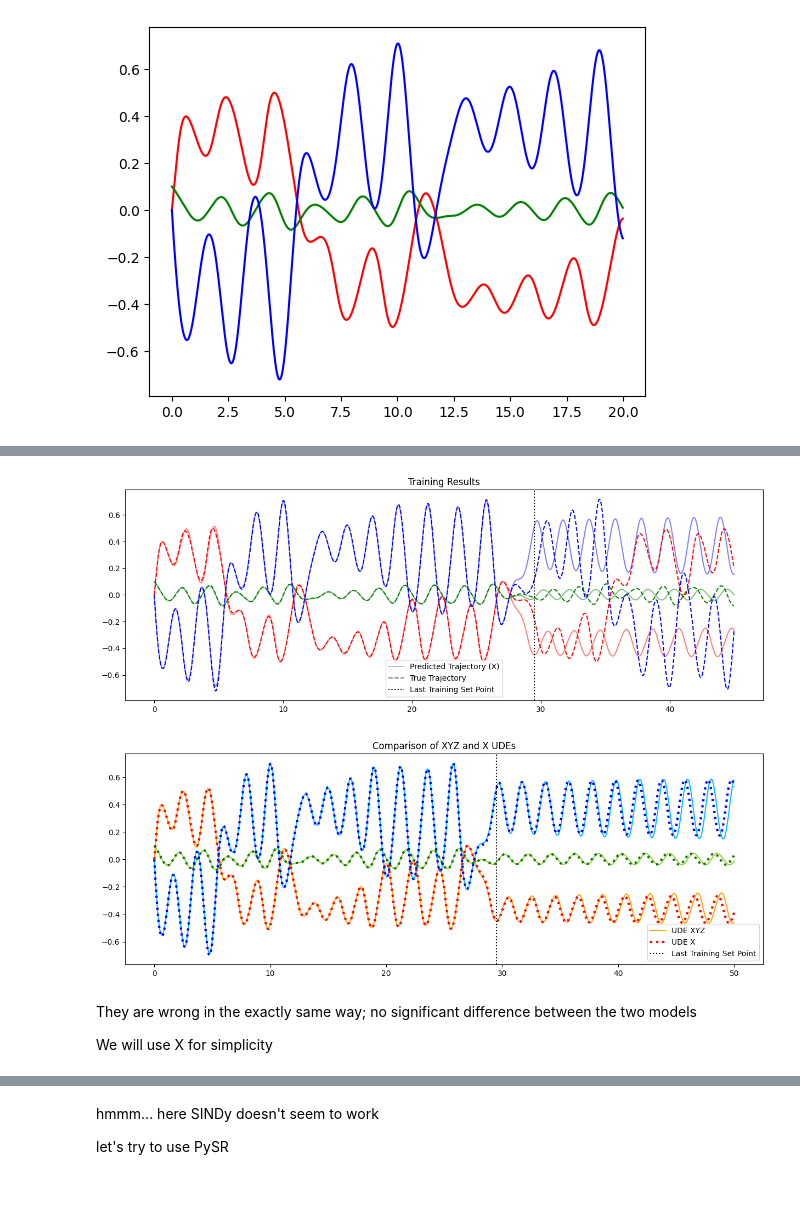
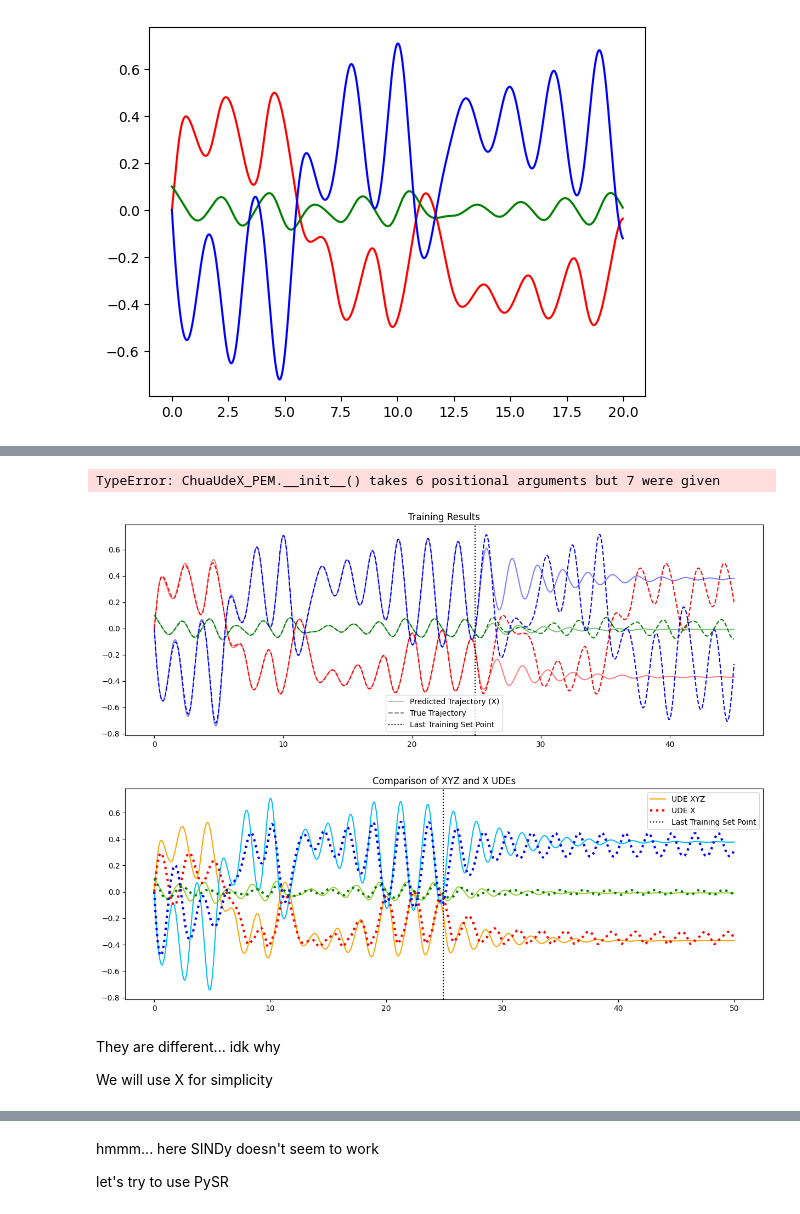
Before and after one commit to OdinMeng/Hybridizing-DeepLearning-and-ClassicalMathematicalModeling, a Jupyter notebook: code/31_4_chua_circuit_jax_part2.ipynb, the cells around one changed output, grey strips where cells are left out. Saved outputs shown, nothing was run; the diff lists cells and outputs as text; code cells hidden in the pictures.

```diff
--- a/code/31_4_chua_circuit_jax_part2.ipynb
+++ b/code/31_4_chua_circuit_jax_part2.ipynb
@@ -53,7 +55,7 @@ plt.plot(sol.ts, sol.ys[:, 2], color='b')
 [<matplotlib.lines.Line2D at 0x...>]
 [figure]
 # %%
-T_MAX = 30
+T_MAX = 25
 @jax.jit
 def get_training_set(ALPHA, BETA, GAMMA, A, C):
     term = dfx.ODETerm(chua_model)
@@ -64,12 +66,12 @@ def get_training_set(ALPHA, BETA, GAMMA, A, C):
     # training set
     sol_train = dfx.diffeqsolve(term, solver, t0=0, t1=T_MAX, dt0=0.1, y0=y0, args=(ALPHA, BETA, GAMMA, A, C), saveat=saveat)
 
-    x_train = sol_train.ys[::5]
-    t_train = sol_train.ts[::5]
+    x_train = sol_train.ys[::1]
+    t_train = sol_train.ts[::1]
 
     # validation set
     saveat = dfx.SaveAt(ts=jnp.arange(0, T_MAX+T_MAX*0.5, 0.1))
-    y0 = jnp.array((0.0001, 0.1, 0.0001))
+    y0 = jnp.array((0.0001, 0.1, 0.1))
     sol_val = dfx.diffeqsolve(term, solver, t0=0, t1=T_MAX+T_MAX*0.5, dt0=0.1, y0=y0, args=(ALPHA, BETA, GAMMA, A, C), saveat=saveat)
 
     x_val = sol_val.ys[::2]
@@ -131,15 +137,14 @@ class ChuaUdeX_PEM(eqx.Module):
     beta: float
     gamma: float
     K: jax.Array
-    obs_fun: LinearInterpolator
 
-    def __init__(self, alpha, beta, gamma, K, obs_fun, key):
+    def __init__(self, alpha, beta, gamma, K, key):
         self.net = eqx.nn.MLP(
             in_size='scalar',
             out_size='scalar',
-            width_size=128,
-            depth=5,
-            activation=jax.nn.relu,
+            width_size=64,
+            depth=3,
+            activation=jax.nn.leaky_relu,
             key=key,
         )
 
@@ -147,7 +152,6 @@ class ChuaUdeX_PEM(eqx.Module):
         self.beta = beta
         self.gamma = gamma
         self.K = jnp.asarray(K)
-        self.obs_fun = obs_fun
 
         # zero weight the layer
         self.net = zero_last_layer(self.net)
@@ -166,12 +170,13 @@ class ChuaUdeX_PEM(eqx.Module):
             [-self.alpha*self.net(x), 0,0]
         )
 
-    def error(self, t, state):
-        y_hat = self.obs_fun(t)
+    def error(self, t, state, obs_fun):
+        y_hat = obs_fun(t)
         return y_hat - state
 
     def __call__(self, t, state, args):
-        return self.physics(t, state) + self.residual(t, state) + self.K * self.error(t, state)
+        obs_fun = args
+        return self.physics(t, state) + self.residual(t, state) + self.K * self.error(t, state, obs_fun)
 # %%
 class ChuaUdeXYZ_PEM(eqx.Module):
     net: eqx.nn.MLP
@@ -179,9 +184,8 @@ class ChuaUdeXYZ_PEM(eqx.Module):
     beta: float
     gamma: float
     K: jax.Array
-    obs_fun: LinearInterpolator
 
-    def __init__(self, alpha, beta, gamma, K, obs_fun, key):
+    def __init__(self, alpha, beta, gamma, K, key):
         self.net = eqx.nn.MLP(
             in_size=3,
             out_size=3,
@@ -195,7 +199,6 @@ class ChuaUdeXYZ_PEM(eqx.Module):
         self.beta = beta
         self.gamma = gamma
         self.K = jnp.asarray(K)
-        self.obs_fun = obs_fun
 
         # zero weight the layer
         self.net = zero_last_layer(self.net)
@@ -215,10 +218,11 @@ class ChuaUdeXYZ_PEM(eqx.Module):
             ]
         )
 
-    def error(self, t, state):
-        y_hat = self.obs_fun(t)
+    def error(self, t, state, obs_fun):
+        y_hat = obs_fun(t)
         return y_hat - state
 
     def __call__(self, t, state, args):
-        return self.physics(t, state) + self.residual(t, state) + self.K * self.error(t, state)
+        obs_fun = args
+        return self.physics(t, state) + self.residual(t, state) + self.K * self.error(t, state, obs_fun)
 # %%
@@ -374,11 +399,13 @@ key = jr.PRNGKey(0)
 linear_interp = LinearInterpolator(t_train, x_train)
 linear_interp_jit = eqx.filter_jit(linear_interp)
 
-ude_pem = ChuaUdeX_PEM(ALPHA, BETA, GAMMA, (0.3, 0.1, 0.3), linear_interp_jit, key)
-ude_pem_XYZ = ChuaUdeXYZ_PEM(ALPHA, BETA, GAMMA, (0.3, 0.1, 0.3), linear_interp_jit, key)
+ude_pem = ChuaUdeX_PEM(ALPHA, BETA, GAMMA, (0.3, 0.1, 0.3), key)
+ude_pem_XYZ = ChuaUdeXYZ_PEM(ALPHA, BETA, GAMMA, (0.3, 0.1, 0.3), key)
 
 ude_pem = eqx.tree_deserialise_leaves("./models_weights/31_4_ude_pem_x__jax.eqx", ude_pem)
 ude_pem_XYZ = eqx.tree_deserialise_leaves("./models_weights/31_4_ude_pem_xyz_jax.eqx", ude_pem_XYZ)
+# %% [output]
+TypeError: ChuaUdeX_PEM.__init__() takes 6 positional arguments but 7 were given
 # %%
 term = dfx.ODETerm(chua_model)
 term_ude = dfx.ODETerm(ude_pem)
@@ -397,7 +424,7 @@ fig, axes = plt.subplots(figsize=(15, 5))
 sol = dfx.diffeqsolve(term, solver, t0=0, t1=T_MAX, dt0=0.1, y0=y0, args=(ALPHA, BETA, GAMMA, A, C), saveat=saveat, stepsize_controller=stepper)
 traj_true = sol.ys
 
-traj_final = dfx.diffeqsolve(term_ude, solver, t0=0, t1=T_MAX, dt0=0.1, y0=y0, args=(ALPHA, BETA, GAMMA, A, C), saveat=saveat, stepsize_controller=stepper).ys
+traj_final = dfx.diffeqsolve(term_ude, solver, t0=0, t1=T_MAX, dt0=0.1, y0=y0, args=(linear_interp_jit), saveat=saveat, stepsize_controller=stepper).ys
 
 plt.plot(t_eval, traj_final[:, 0], color='r', alpha=0.5)
 plt.plot(t_eval, traj_final[:, 1], color='g', alpha=0.5)
@@ -415,45 +442,45 @@ plt.legend()
 plt.title("Training Results")
 plt.show()
 # %% [output]
-[figure, old version]
+[figure, new version]
 # %%
 term_ude_x = dfx.ODETerm(ude_pem)
 term_ude_xyz = dfx.ODETerm(ude_pem_XYZ)
 
 T_MAX = 50
 
 solver = dfx.Tsit5()
 y0 = x_train[0]
 t_eval = jnp.arange(0, T_MAX, 0.01)
 saveat = dfx.SaveAt(ts=t_eval)
 stepper = dfx.PIDController(rtol=1e-7, atol=1e-9)
 
 # training set
 fig, axes = plt.subplots(figsize=(15, 5))
 
-sol = dfx.diffeqsolve(term_ude_x, solver, t0=0, t1=T_MAX, dt0=0.1, y0=y0, args=(ALPHA, BETA, GAMMA, A, C), saveat=saveat, stepsize_controller=stepper)
+sol = dfx.diffeqsolve(term_ude_x, solver, t0=0, t1=T_MAX, dt0=0.1, y0=y0, args=linear_interp_jit, saveat=saveat, stepsize_controller=stepper)
 traj_true = sol.ys
 
-traj_final = dfx.diffeqsolve(term_ude_xyz, solver, t0=0, t1=T_MAX, dt0=0.1, y0=y0, args=(ALPHA, BETA, GAMMA, A, C), saveat=saveat, stepsize_controller=stepper).ys
+traj_final = dfx.diffeqsolve(term_ude_xyz, solver, t0=0, t1=T_MAX, dt0=0.1, y0=y0, args=linear_interp_jit, saveat=saveat, stepsize_controller=stepper).ys
 plt.plot(t_eval, traj_true[:, 0], color='orange',label="UDE XYZ")
 plt.plot(t_eval, traj_true[:, 1], color='yellowgreen')
 plt.plot(t_eval, traj_true[:, 2], color='deepskyblue')
 
 plt.plot(t_eval, traj_final[:, 0], color='r', linestyle=':', label="UDE X", linewidth=3)
 plt.plot(t_eval, traj_final[:, 1], color='g',linestyle=':', linewidth=3)
 plt.plot(t_eval, traj_final[:, 2], color='b',linestyle=':', linewidth=3)
 
 
 plt.axvline(t_train[-1], color="k", linestyle=":", label="Last Training Set Point")
 
 plt.legend()
 
 plt.title("Comparison of XYZ and X UDEs")
 plt.show()
 # %% [output]
-[figure, old version]
+[figure, new version]
 # %% [markdown]
-They are wrong in the exactly same way; no significant difference between the two models
+They are different... idk why
 
 We will use X for simplicity
 # %%
```
Also changed, not shown: parts of 23 cells of this notebook, 56 other files.
